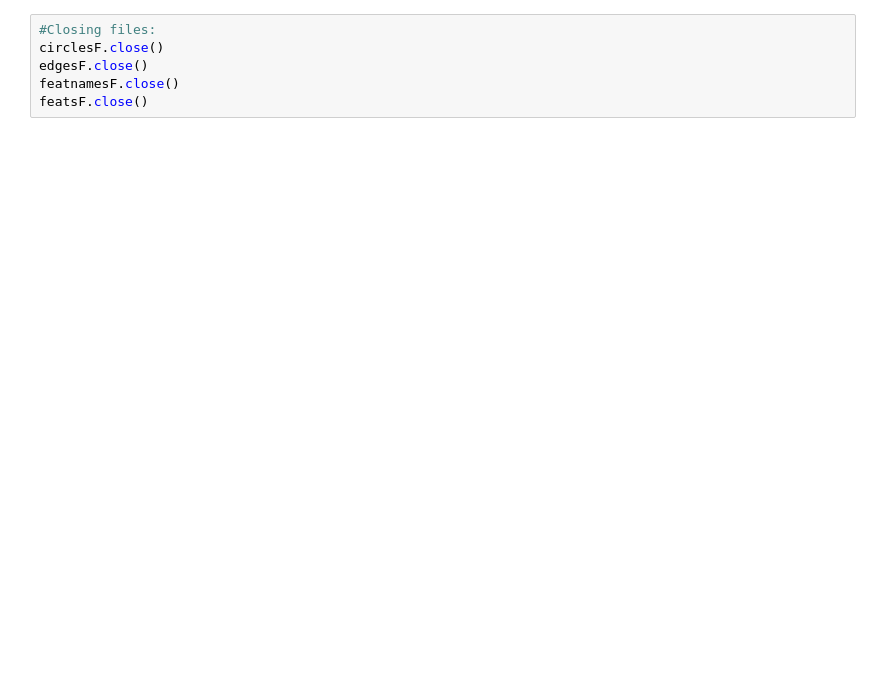
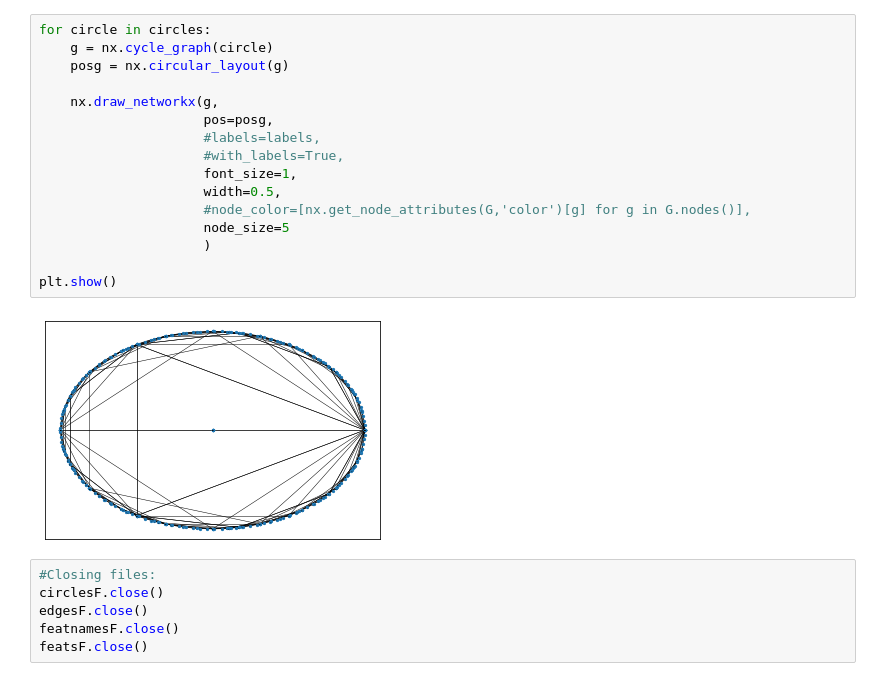
Before and after one commit to mateuslatrova/Social-Circles-Graph-Database, a Jupyter notebook: python/A2.ipynb, the cells around one changed output. Cells and saved outputs as stored; diff of their text form; blank space fills up the shorter version.

```diff
--- a/python/A2.ipynb
+++ b/python/A2.ipynb
@@ -101,3 +110,21 @@ plt.show()
+# %%
+for circle in circles:
+    g = nx.cycle_graph(circle)
+    posg = nx.circular_layout(g)
+
+    nx.draw_networkx(g,
+                     pos=posg,
+                     #labels=labels,
+                     #with_labels=True,
+                     font_size=1,
+                     width=0.5,
+                     #node_color=[nx.get_node_attributes(G,'color')[g] for g in G.nodes()],
+                     node_size=5
+                     )
+
+plt.show()
+# %% [output]
+[figure, added]
 # %%
 #Closing files:
 circlesF.close()
```
Also changed, not shown: parts of 2 cells of this notebook.
